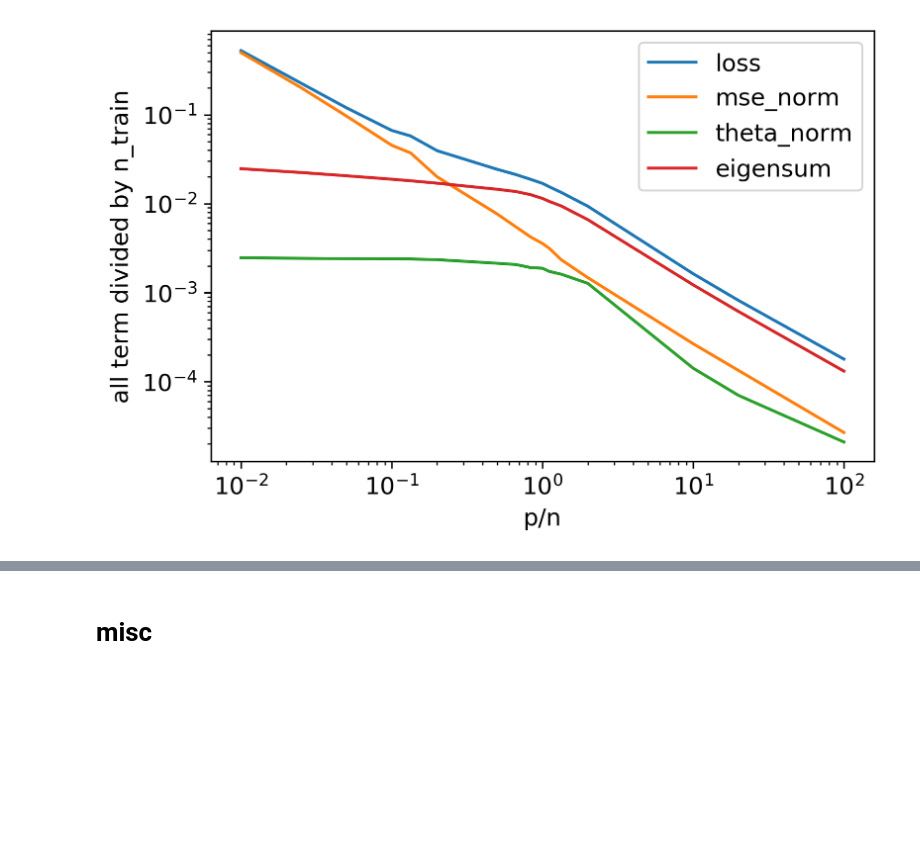
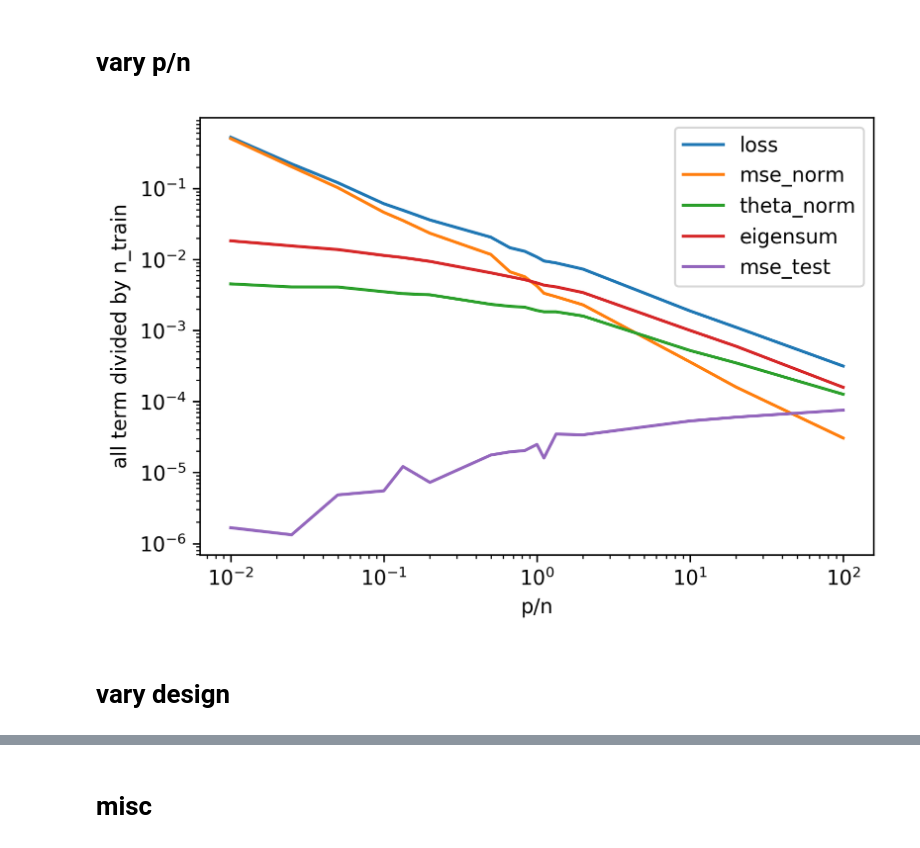
Before and after one commit to csinva/mdl-complexity, a Jupyter notebook: analyze_simple.ipynb, the cells around one changed output, grey strips where cells are left out. Cells and saved outputs as stored; diff of their text form; code cells hidden in the pictures; blank space fills up the shorter version.

Commit message:
vary design fig

```diff
--- a/analyze_simple.ipynb
+++ b/analyze_simple.ipynb
@@ -45,21 +43,9 @@ class p:
     model_type = 'ridge' # mdl_orig,
     cov_param = 2
 
-
-n_train_over_num_features_list = np.array([1e-2, 5e-2, 1e-1, 0.5, 0.75, 0.9, 1,
-                                  1.2, 1.5, 2, 5, 7.5, 1e1, 2e1, 4e1, 1e2])
-n = n_train_over_num_features_list.size
-r = {
-    'mse_norm': np.zeros(n),
-    'theta_norm': np.zeros(n),
-    'eigensum': np.zeros(n)
-}
-
-for i, n_train_over_num_features in tqdm(enumerate(n_train_over_num_features_list)):
-
+def add_results(p, r):
+    # warning - this reseeds!
     p.n_train = int(n_train_over_num_features * p.num_features)
-
-    # warning - this reseeds!
     X_train, y_train, X_test, y_test, betastar = \
         data.get_data_train_test(n_train=p.n_train, n_test=p.n_test, p=p.num_features,
                             noise_std=p.noise_std, noise_distr=p.noise_distr, iid=p.iid, # parameters to be determined
@@ -86,20 +72,43 @@ for i, n_train_over_num_features in tqdm(enumerate(n_train_over_num_features_lis
     r['mse_norm'][i] = npl.norm(y_train - X_train @ thetahat)**2 / (2 * var)
     r['theta_norm'][i] = npl.norm(thetahat)**2 / (2 * var)
     r['eigensum'][i] = 0.5 * np.sum(np.log((eigenvals + lambda_opt) / lambda_opt))
-r['loss_val'] = r['mse_norm'] + r['theta_norm'] + r['eigensum']
+    r['mse_test'][i] = np.mean(np.square(y_test - X_test @ thetahat))
+    return r
+# %% [markdown]
+# vary p/n
+# %%
+n_train_over_num_features_list = np.array([1e-2, 5e-2, 1e-1, 0.5, 0.75, 0.9, 1,
+                                  1.2, 1.5, 2, 5, 7.5, 1e1, 2e1, 4e1, 1e2])
+n = n_train_over_num_features_list.size
+r = {
+    'mse_norm': np.zeros(n),
+    'theta_norm': np.zeros(n),
+    'eigensum': np.zeros(n),
+    'mse_test': np.zeros(n),
+}
+
+for i, n_train_over_num_features in tqdm(enumerate(n_train_over_num_features_list)):
+    p.n_train_over_num_features = n_train_over_num_features
+    # p.n_train = int(n_train_over_num_features * p.num_features)
+    r = add_results(p, r)
+
+r['loss_val'] = r['mse_norm'] + r['theta_norm'] + r['eigensum']
 # %%
 plt.figure(dpi=300)
 def norm(x):
     return x / n_train_over_num_features / p.num_features
 plt.plot(1/n_train_over_num_features_list, norm(r['loss_val']), label='loss')
 plt.plot(1/n_train_over_num_features_list, norm(r['mse_norm']), label='mse_norm')
 plt.plot(1/n_train_over_num_features_list, norm(r['theta_norm']), label='theta_norm')
 plt.plot(1/n_train_over_num_features_list, norm(r['eigensum']), label='eigensum')
+plt.plot(1/n_train_over_num_features_list, norm(r['mse_test']), label='mse_test')
 plt.xscale('log')
 plt.yscale('log')
 plt.xlabel('p/n')
 plt.ylabel('all term divided by n_train')
 plt.legend()
 plt.show()
 # %% [output]
-[figure, old version]
+[figure, new version]
+# %% [markdown]
+# vary design
```
Also changed, not shown: parts of 3 cells of this notebook, 1 other file.
